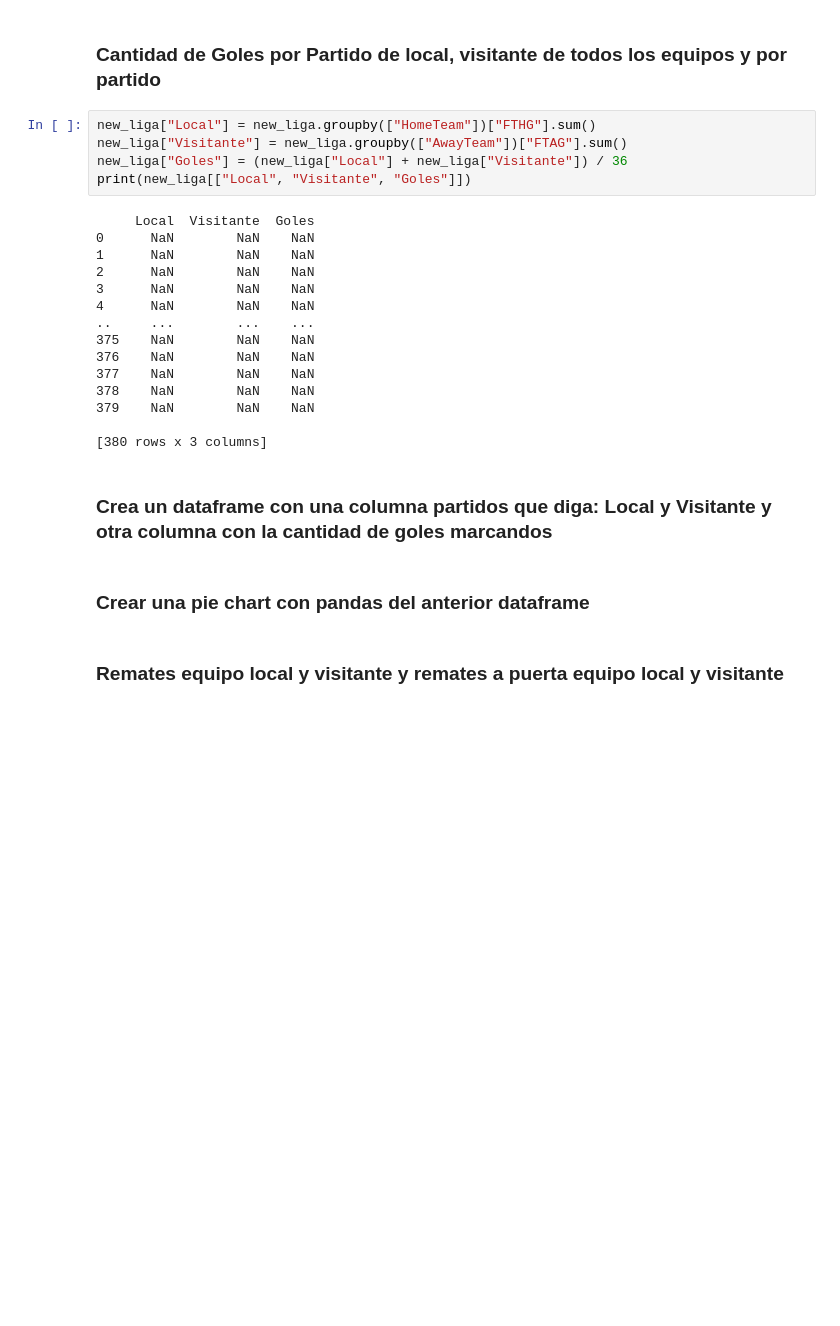
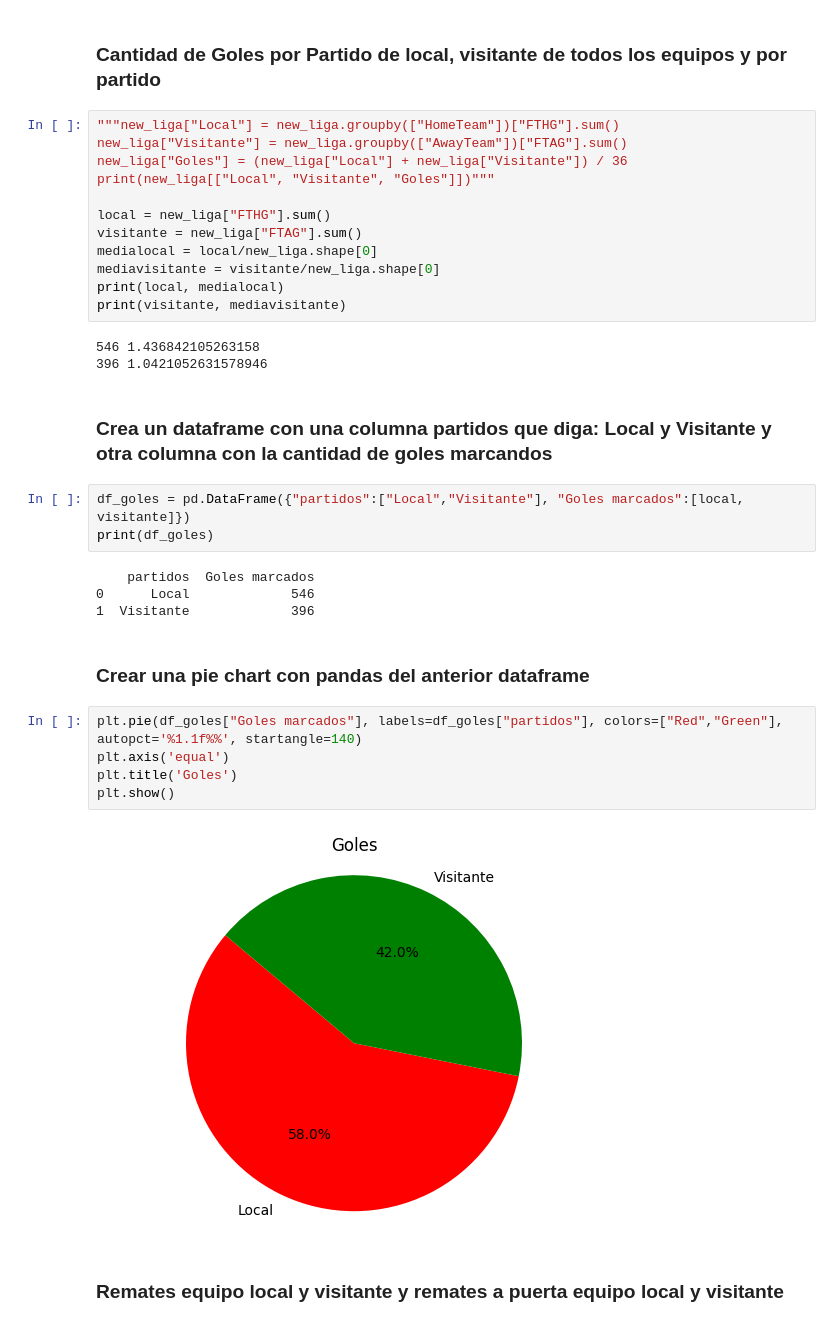
Before and after one commit to davip99/Proyecto-Luca, a Jupyter notebook: Proyecto2.ipynb, the cells around one changed output. Drawn from its saved outputs; the diff is of its cells as text; blank space fills up the shorter version.

```diff
--- a/Proyecto2.ipynb
+++ b/Proyecto2.ipynb
@@ -313,28 +322,37 @@ plt.show()
 # %% [markdown]
 ### Cantidad de Goles por Partido de local, visitante de todos los equipos y por partido
 # %%
-new_liga["Local"] = new_liga.groupby(["HomeTeam"])["FTHG"].sum()
+"""new_liga["Local"] = new_liga.groupby(["HomeTeam"])["FTHG"].sum()
 new_liga["Visitante"] = new_liga.groupby(["AwayTeam"])["FTAG"].sum()
 new_liga["Goles"] = (new_liga["Local"] + new_liga["Visitante"]) / 36
-print(new_liga[["Local", "Visitante", "Goles"]])
+print(new_liga[["Local", "Visitante", "Goles"]])"""
+
+local = new_liga["FTHG"].sum()
+visitante = new_liga["FTAG"].sum()
+medialocal = local/new_liga.shape[0]
+mediavisitante = visitante/new_liga.shape[0]
+print(local, medialocal)
+print(visitante, mediavisitante)
 # %% [output]
-     Local  Visitante  Goles
-0      NaN        NaN    NaN
-1      NaN        NaN    NaN
-2      NaN        NaN    NaN
-3      NaN        NaN    NaN
-4      NaN        NaN    NaN
-..     ...        ...    ...
-375    NaN        NaN    NaN
-376    NaN        NaN    NaN
-377    NaN        NaN    NaN
-378    NaN        NaN    NaN
-379    NaN        NaN    NaN
-
-[380 rows x 3 columns]
+546 1.436842105263158
+396 1.0421052631578946
 # %% [markdown]
 ### Crea un dataframe con una columna partidos que diga: Local y Visitante y otra columna con la cantidad de goles marcandos
+# %%
+df_goles = pd.DataFrame({"partidos":["Local","Visitante"], "Goles marcados":[local, visitante]})
+print(df_goles)
+# %% [output]
+    partidos  Goles marcados
+0      Local             546
+1  Visitante             396
 # %% [markdown]
 ### Crear una pie chart con pandas del anterior dataframe
+# %%
+plt.pie(df_goles["Goles marcados"], labels=df_goles["partidos"], colors=["Red","Green"], autopct='%1.1f%%', startangle=140)
+plt.axis('equal')
+plt.title('Goles')
+plt.show()
+# %% [output]
+[figure, added]
 # %% [markdown]
 ### Remates equipo local y visitante y remates a puerta equipo local y visitante
```
Also changed, not shown: parts of 20 cells of this notebook.
